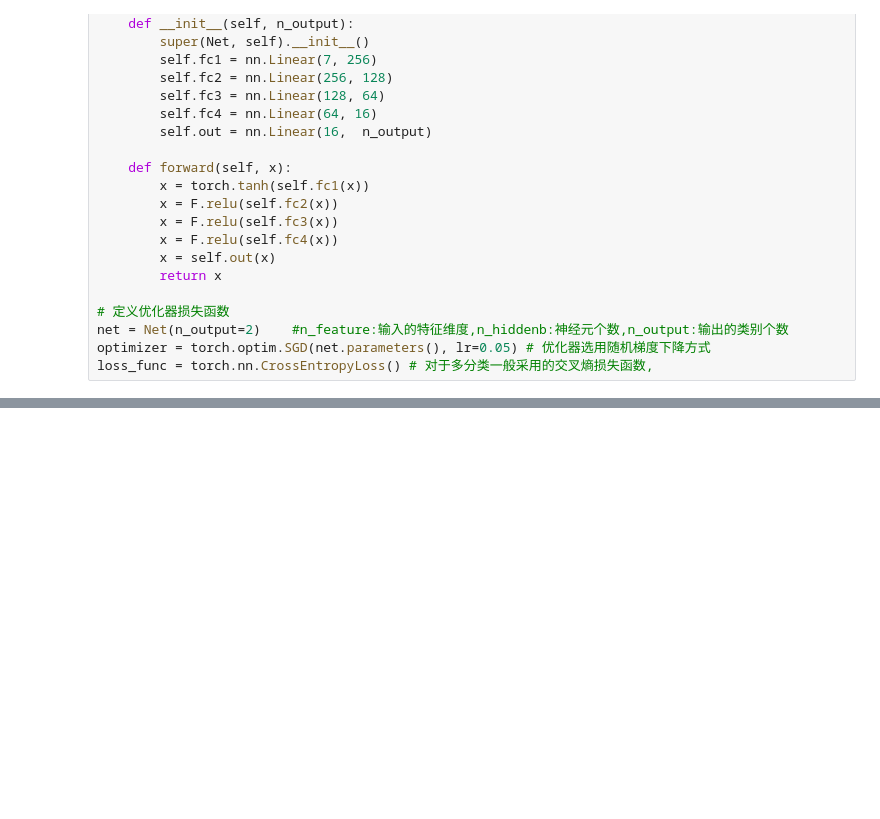
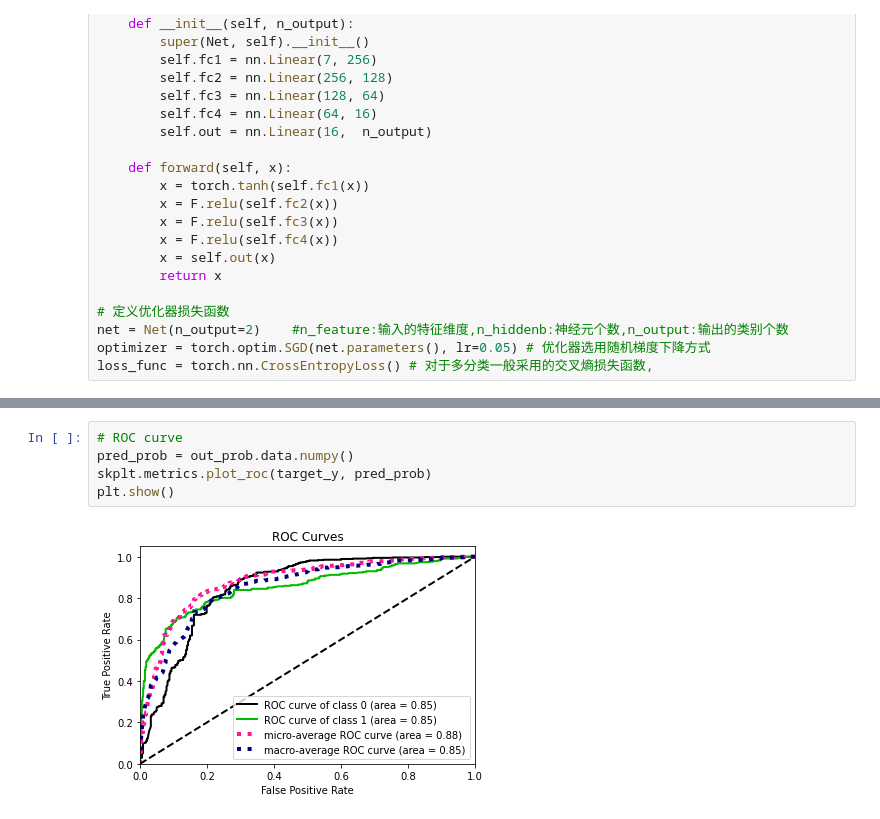
Before and after one commit to algo21-221040114/Kaggle-Titanic-Competition, a Jupyter notebook: titanic-ml-02.ipynb, the cells around one changed output, grey strips where cells are left out. Saved outputs shown, nothing was run; the diff lists cells and outputs as text; blank space fills up the shorter version.

```diff
--- a/titanic-ml-02.ipynb
+++ b/titanic-ml-02.ipynb
@@ -226,0 +266,7 @@ print("预测准确率",accuracy)
+# %%
+# ROC curve
+pred_prob = out_prob.data.numpy()
+skplt.metrics.plot_roc(target_y, pred_prob)
+plt.show()
+# %% [output]
+[figure, added]
```
Also changed, not shown: parts of 7 cells of this notebook.
